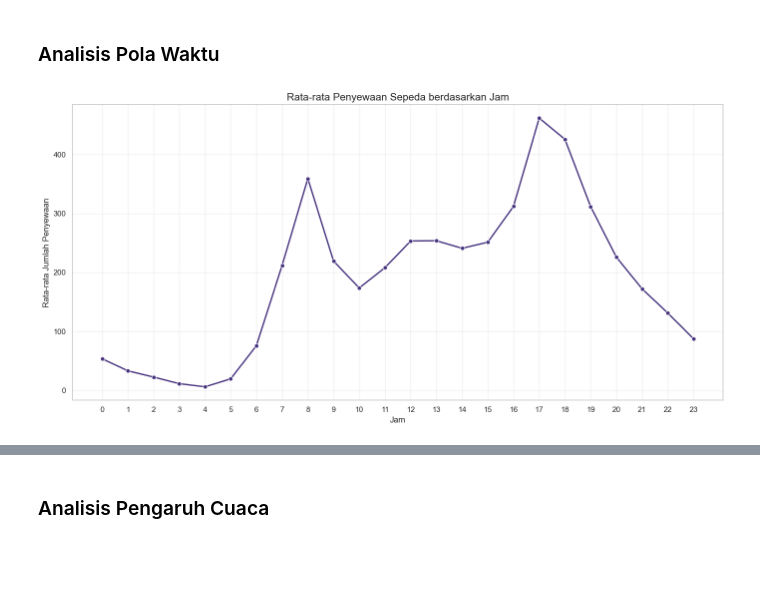
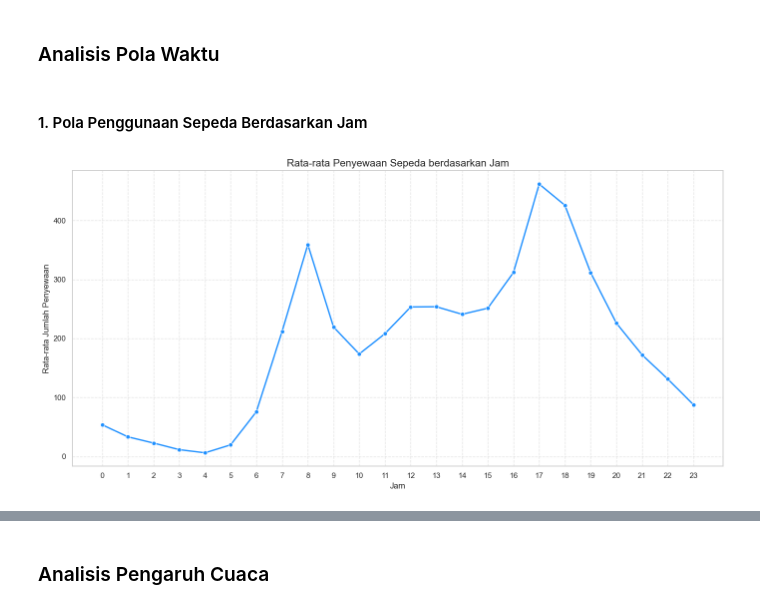
Before and after one commit to husainfadhlillah/dicoding-BikeSharing-DataAnalysisProject, a Jupyter notebook: submission/notebook.ipynb, the cells around one changed output, grey strips where cells are left out. Saved outputs shown, nothing was run; the diff lists cells and outputs as text; code cells hidden in the pictures; blank space fills up the shorter version.

```diff
--- a/submission/notebook.ipynb
+++ b/submission/notebook.ipynb
@@ -262,20 +262,22 @@ day_data.to_csv('dashboard/day_data_clean.csv', index=False)
 ## **Exploratory Data Analysis (EDA)**
 # %% [markdown]
 ### Analisis Pola Waktu
+# %% [markdown]
+#### 1. Pola Penggunaan Sepeda Berdasarkan Jam
 # %%
 # Pola penggunaan sepeda berdasarkan jam
 hourly_pattern = hour_data.groupby('hr')['cnt'].mean().reset_index()
 
 plt.figure(figsize=(14, 7))
-sns.lineplot(x='hr', y='cnt', data=hourly_pattern, marker='o', linewidth=2)
+sns.lineplot(x='hr', y='cnt', data=hourly_pattern, marker='o', linewidth=2, color='dodgerblue')
 plt.title('Rata-rata Penyewaan Sepeda berdasarkan Jam', fontsize=15)
 plt.xlabel('Jam', fontsize=12)
 plt.ylabel('Rata-rata Jumlah Penyewaan', fontsize=12)
 plt.xticks(range(0, 24))
-plt.grid(True, alpha=0.3)
+plt.grid(True, alpha=0.5, linestyle='--')
 plt.tight_layout()
 plt.show()
 # %% [output]
-[figure, old version]
+[figure, new version]
 # %% [markdown]
 **Insight:**
```
Also changed, not shown: parts of 34 cells of this notebook, 4 other files.
